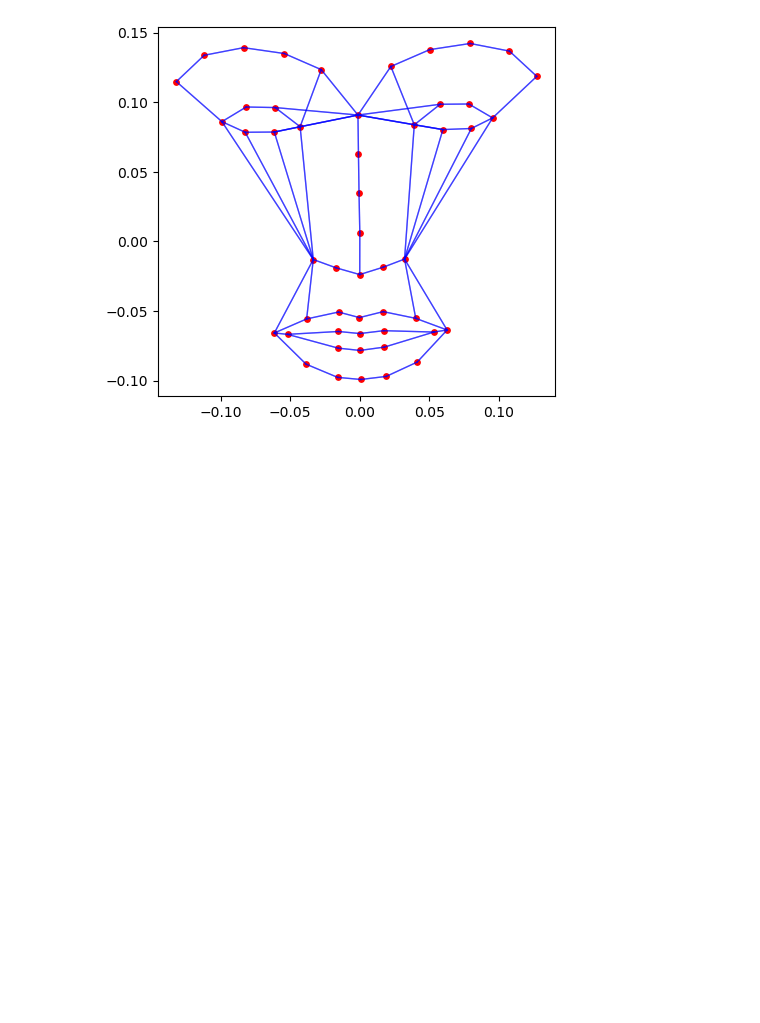
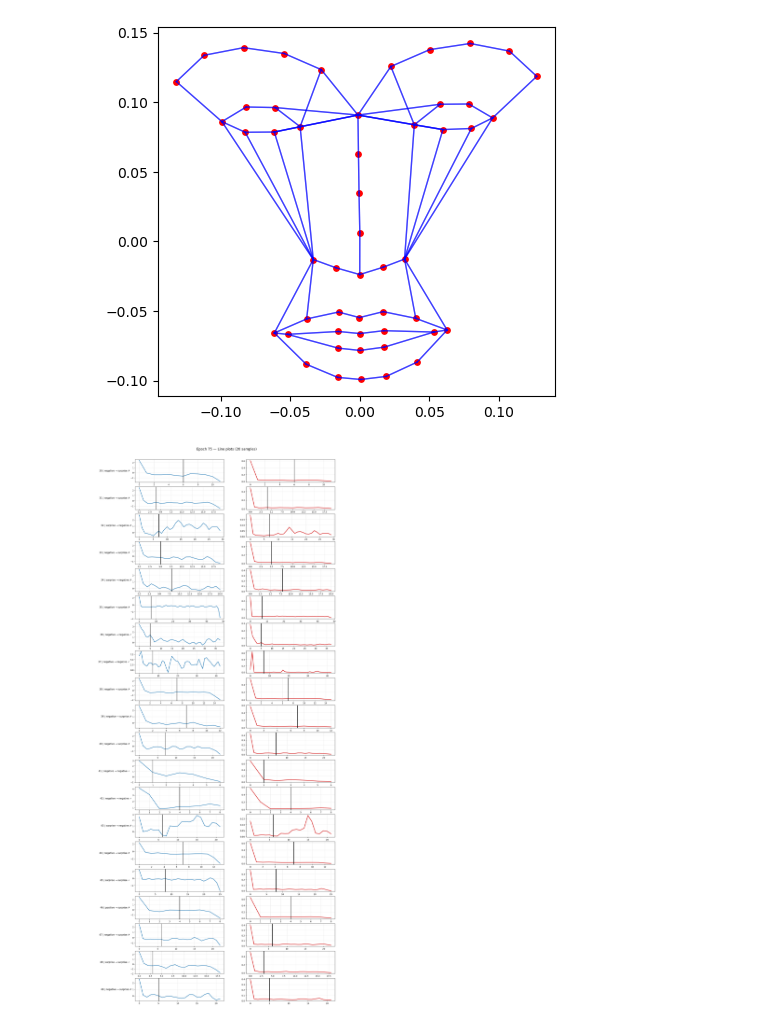
Before and after one commit to nezhinskii/microexpressions, a Jupyter notebook: notebooks/model_experiments.ipynb, the cells around one changed output. Drawn from its saved outputs; the diff is of its cells as text; code cells hidden in the pictures; blank space fills up the shorter version.

Commit message:
MIL attention viz

```diff
--- a/notebooks/model_experiments.ipynb
+++ b/notebooks/model_experiments.ipynb
@@ -155,16 +148,17 @@ def process_folder(folder_path, output_base_path, raw_lm_path = None, images_bas
     ani.save(output_path, writer='pillow')
     plt.close(fig)
 # %%
-base_path = r'data\augmented\casme3'
-raw_lm_base_path = r'data\me_landmarks\casme3'
-images_base_path = r'data\raw\casme3'
-output_base_path = r'data\me_lm_gifs\casme3'
+base_path = r'data\augmented\casmeii'
+raw_lm_base_path = r'data\me_landmarks\casmeii'
+images_base_path = r'data\raw\casmeii'
+output_base_path = r'data\me_lm_gifs\casmeii'
+os.makedirs(output_base_path, exist_ok=True)
 output_files = {os.path.basename(f)[:-4] for f in os.listdir(output_base_path)}
-for subdir in tqdm(os.listdir(base_path)[:3]):
+for subdir in tqdm(os.listdir(base_path)):
     # if subdir in output_files:
     #     continue
     full_path = os.path.join(base_path, subdir)
     raw_lm_path = os.path.join(raw_lm_base_path, subdir, 'raw_landmarks.csv')
     images_path = os.path.join(images_base_path, f'{subdir}_aligned')
     if os.path.isdir(full_path):
-        process_folder(full_path, output_base_path, raw_lm_path, images_path)
+        process_folder(full_path, output_base_path, raw_lm_path, images_path, interval=200)
@@ -170,0 +283,6 @@ for subdir in tqdm(os.listdir(base_path)[:3]):
+# %%
+base_path = Path(r"mlruns\746171381191466352\7078ad43d372480cb36b7b3b8cd8ff62\artifacts")
+class_names = ['negative', 'positive', 'surprise']
+plot_attention(base_path, class_names, 75, range(30, 50), mode='line')
+# %% [output]
+[figure, added]
```
Also changed, not shown: parts of 3 cells of this notebook, 1 other file.
